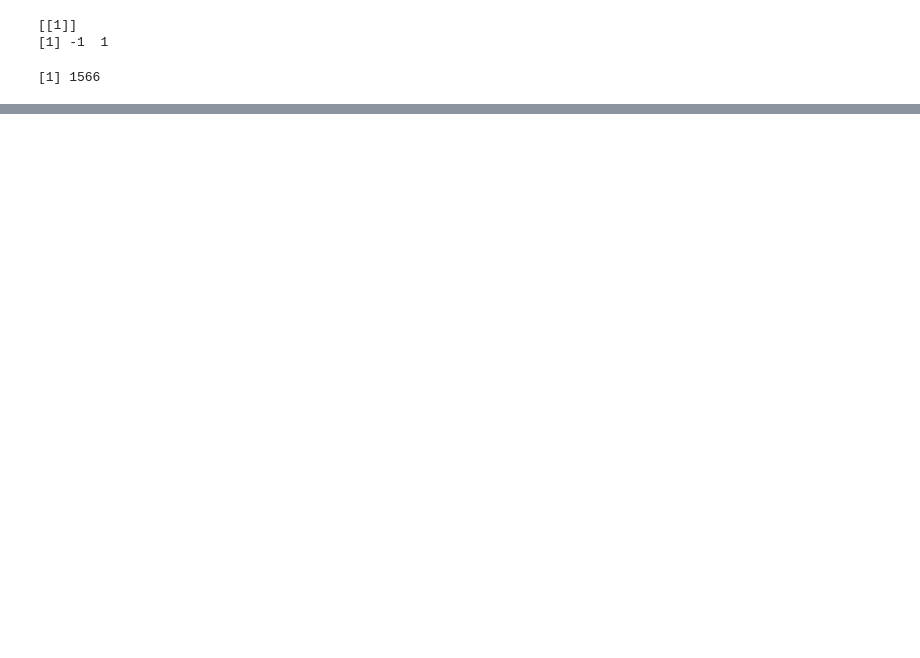
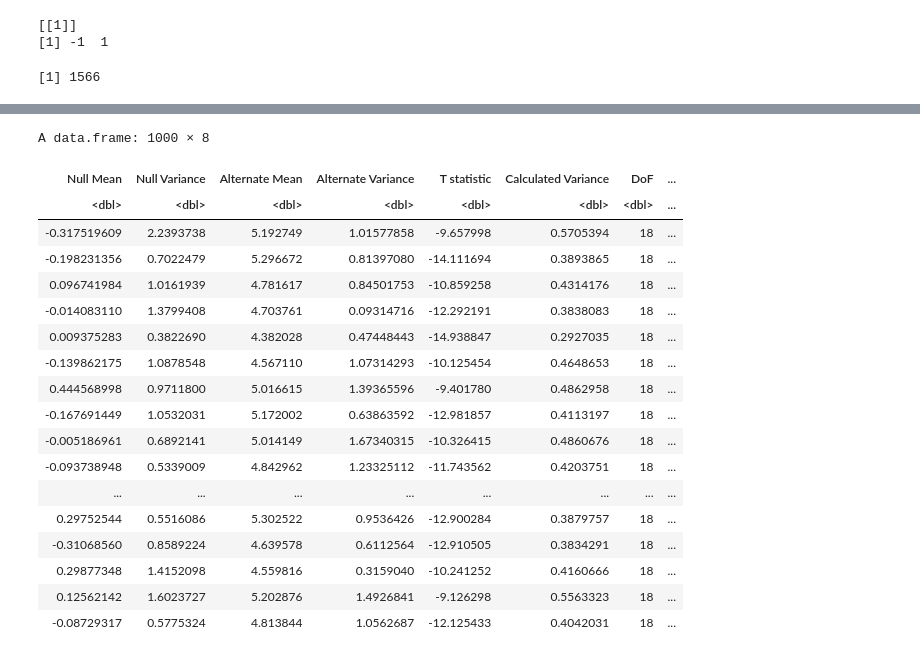
Before and after one commit to hkopanski/502_final_project, a Jupyter notebook: 502_Project.ipynb, the cells around one changed output, grey strips where cells are left out. Cells and saved outputs as stored; diff of their text form; code cells hidden in the pictures; blank space fills up the shorter version.

```diff
--- a/502_Project.ipynb
+++ b/502_Project.ipynb
@@ -1200,0 +988,22 @@ A tibble: 1 × 1
+# %%
+do.call(sim_test, as.list(as.numeric(c(df_combo[i,], pooled = TRUE))))
+# %% [output]
+A data.frame: 1000 × 8
+| Null Mean | Null Variance | Alternate Mean | Alternate Variance | T statistic | Calculated Variance | DoF | ... |
+| <dbl> | <dbl> | <dbl> | <dbl> | <dbl> | <dbl> | <dbl> | ... |
+| -0.317519609 | 2.2393738 | 5.192749 | 1.01577858 | -9.657998 | 0.5705394 | 18 | ... |
+| -0.198231356 | 0.7022479 | 5.296672 | 0.81397080 | -14.111694 | 0.3893865 | 18 | ... |
+| 0.096741984 | 1.0161939 | 4.781617 | 0.84501753 | -10.859258 | 0.4314176 | 18 | ... |
+| -0.014083110 | 1.3799408 | 4.703761 | 0.09314716 | -12.292191 | 0.3838083 | 18 | ... |
+| 0.009375283 | 0.3822690 | 4.382028 | 0.47448443 | -14.938847 | 0.2927035 | 18 | ... |
+| -0.139862175 | 1.0878548 | 4.567110 | 1.07314293 | -10.125454 | 0.4648653 | 18 | ... |
+| 0.444568998 | 0.9711800 | 5.016615 | 1.39365596 | -9.401780 | 0.4862958 | 18 | ... |
+| -0.167691449 | 1.0532031 | 5.172002 | 0.63863592 | -12.981857 | 0.4113197 | 18 | ... |
+| -0.005186961 | 0.6892141 | 5.014149 | 1.67340315 | -10.326415 | 0.4860676 | 18 | ... |
+| -0.093738948 | 0.5339009 | 4.842962 | 1.23325112 | -11.743562 | 0.4203751 | 18 | ... |
+| ... | ... | ... | ... | ... | ... | ... | ... |
+| 0.29752544 | 0.5516086 | 5.302522 | 0.9536426 | -12.900284 | 0.3879757 | 18 | ... |
+| -0.31068560 | 0.8589224 | 4.639578 | 0.6112564 | -12.910505 | 0.3834291 | 18 | ... |
+| 0.29877348 | 1.4152098 | 4.559816 | 0.3159040 | -10.241252 | 0.4160666 | 18 | ... |
+| 0.12562142 | 1.6023727 | 5.202876 | 1.4926841 | -9.126298 | 0.5563323 | 18 | ... |
+| -0.08729317 | 0.5775324 | 4.813844 | 1.0562687 | -12.125433 | 0.4042031 | 18 | ... |
```
Also changed, not shown: parts of 6 cells of this notebook, 3 other files.
